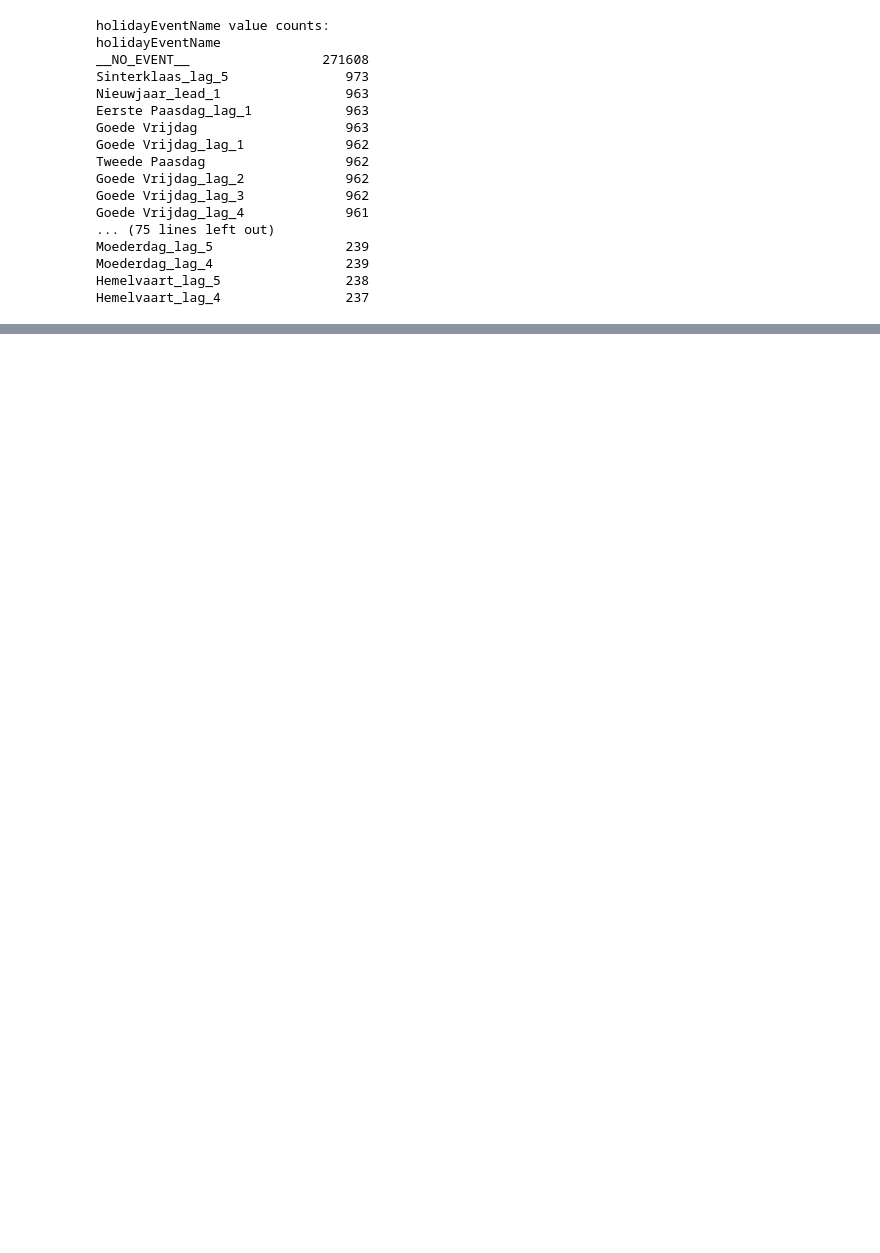
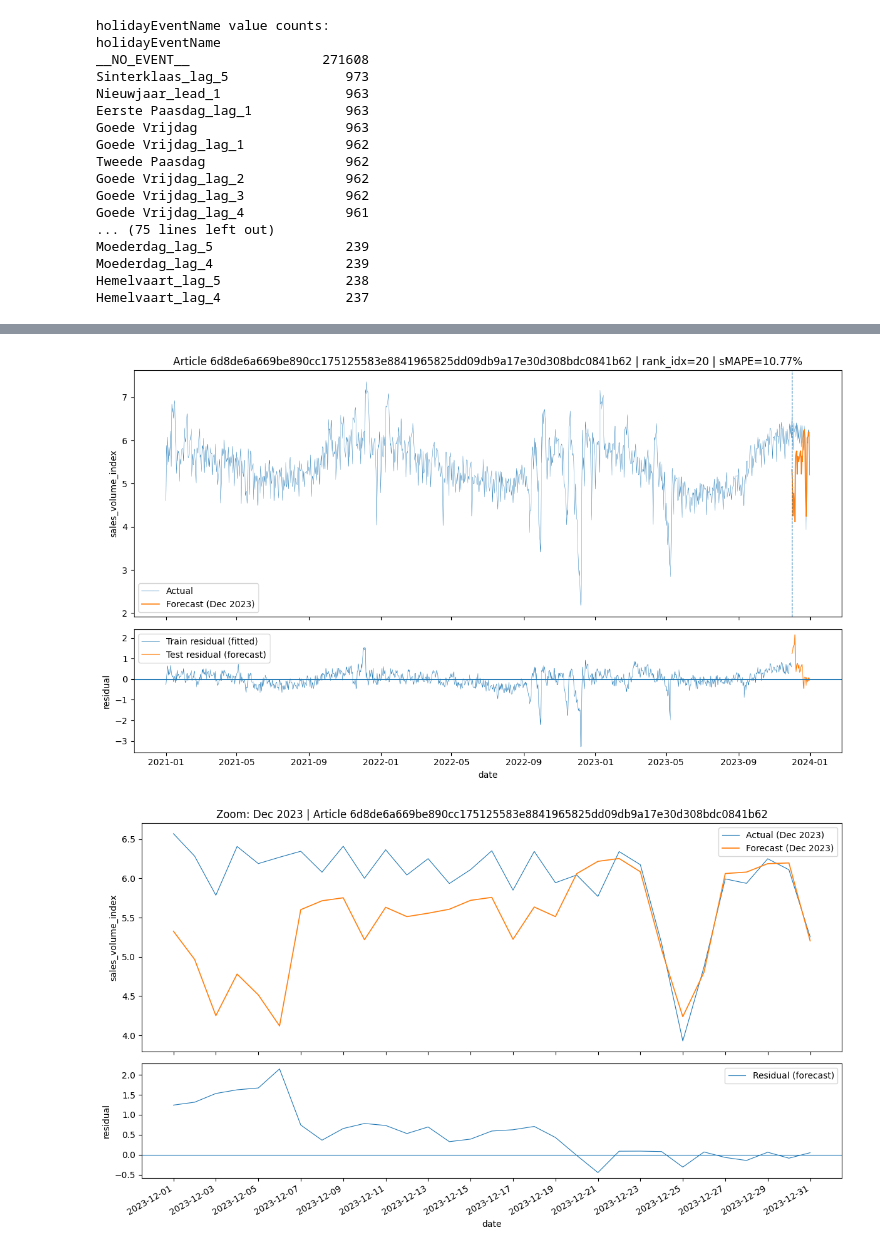
Before and after one commit to gavss2891/BAQM_Seminar, a Jupyter notebook: individual_specific_OLS.ipynb, the cells around one changed output, grey strips where cells are left out. Drawn from its saved outputs; the diff is of its cells as text; code cells hidden in the pictures; blank space fills up the shorter version.

```diff
--- a/individual_specific_OLS.ipynb
+++ b/individual_specific_OLS.ipynb
@@ -303,0 +374,2 @@ strong multicollinearity problems or that the design matrix is singular.
+# %%
+res_df_ranked = res_df.sort_values(by="smape", ascending=False)
@@ -303,0 +519,5 @@ strong multicollinearity problems or that the design matrix is singular.
+# %%
+plot_article_rank_two_views_with_train_resid(20)
+# %% [output]
+[figure, added]
+[figure, added]
```
Also changed, not shown: parts of 8 cells of this notebook.
